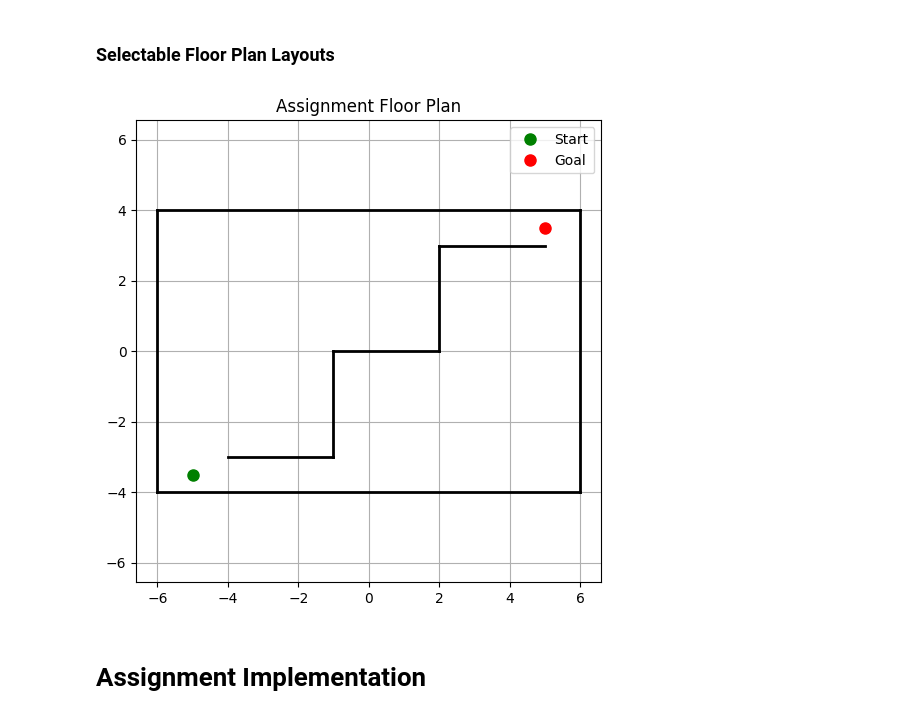
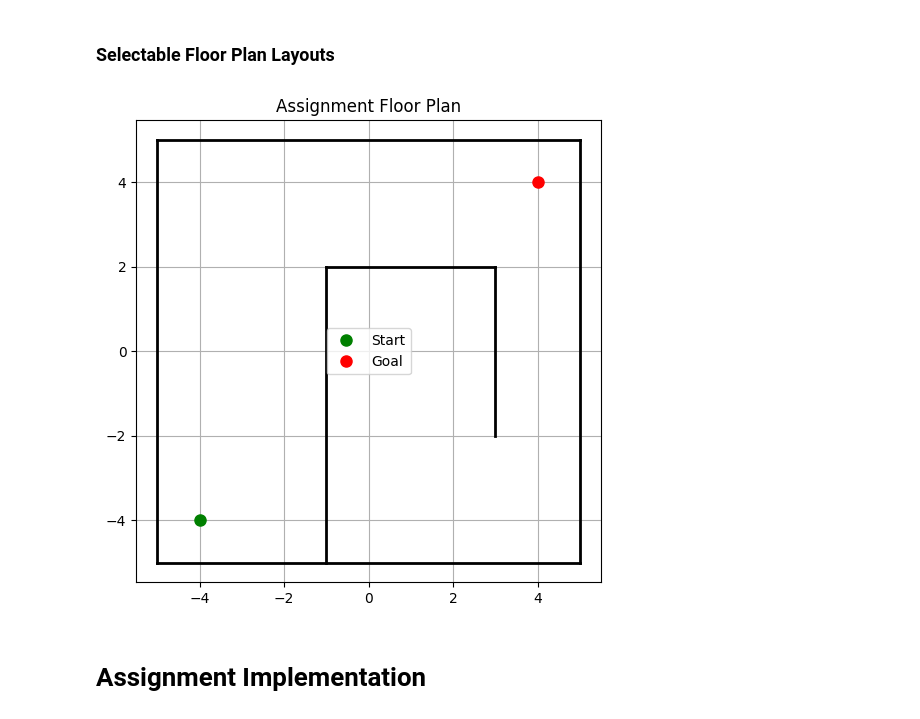
Before and after one commit to Arisa-Laloo/CSE3120Project, a Jupyter notebook: Arisa_Laloo_quadratic_band_wall_penalty.ipynb, the cells around one changed output. Drawn from its saved outputs; the diff is of its cells as text; code cells hidden in the pictures.

```diff
--- a/Arisa_Laloo_quadratic_band_wall_penalty.ipynb
+++ b/Arisa_Laloo_quadratic_band_wall_penalty.ipynb
@@ -239,14 +239,14 @@ def load_floor_plan(name="baseline"):
 # %%
 #@title Floor Plan Selection
 
-floor_plan = "zigzag" #@param ["baseline", "zigzag", "deadend", "symmetric"]
+floor_plan = "baseline" #@param ["baseline", "zigzag", "deadend", "symmetric"]
 
 
 walls, start, goal = load_floor_plan(floor_plan)
 
 plot_floor_plan(walls, start, goal)
 # %% [output]
-[figure, old version]
+[figure, new version]
 # %% [markdown]
 # Assignment Implementation
 # %%
```
Also changed, not shown: parts of 4 cells of this notebook.
